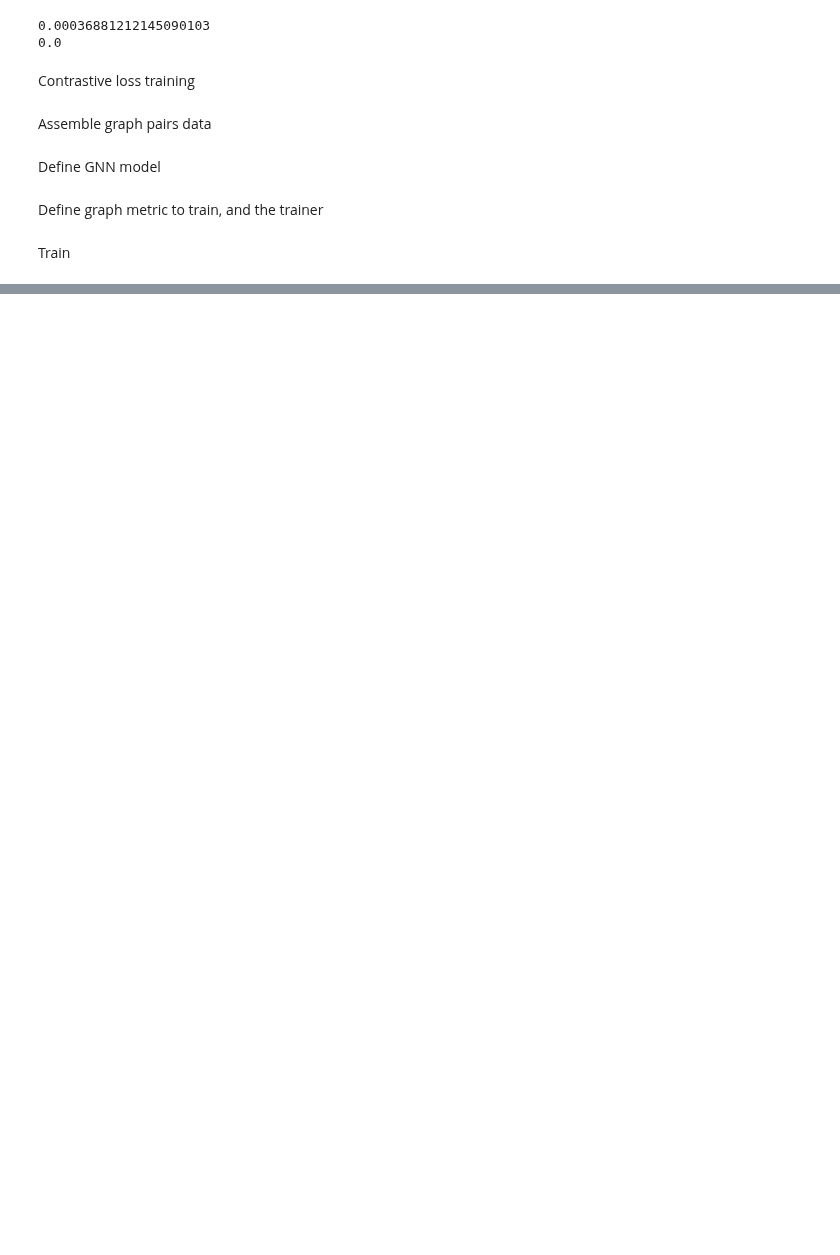
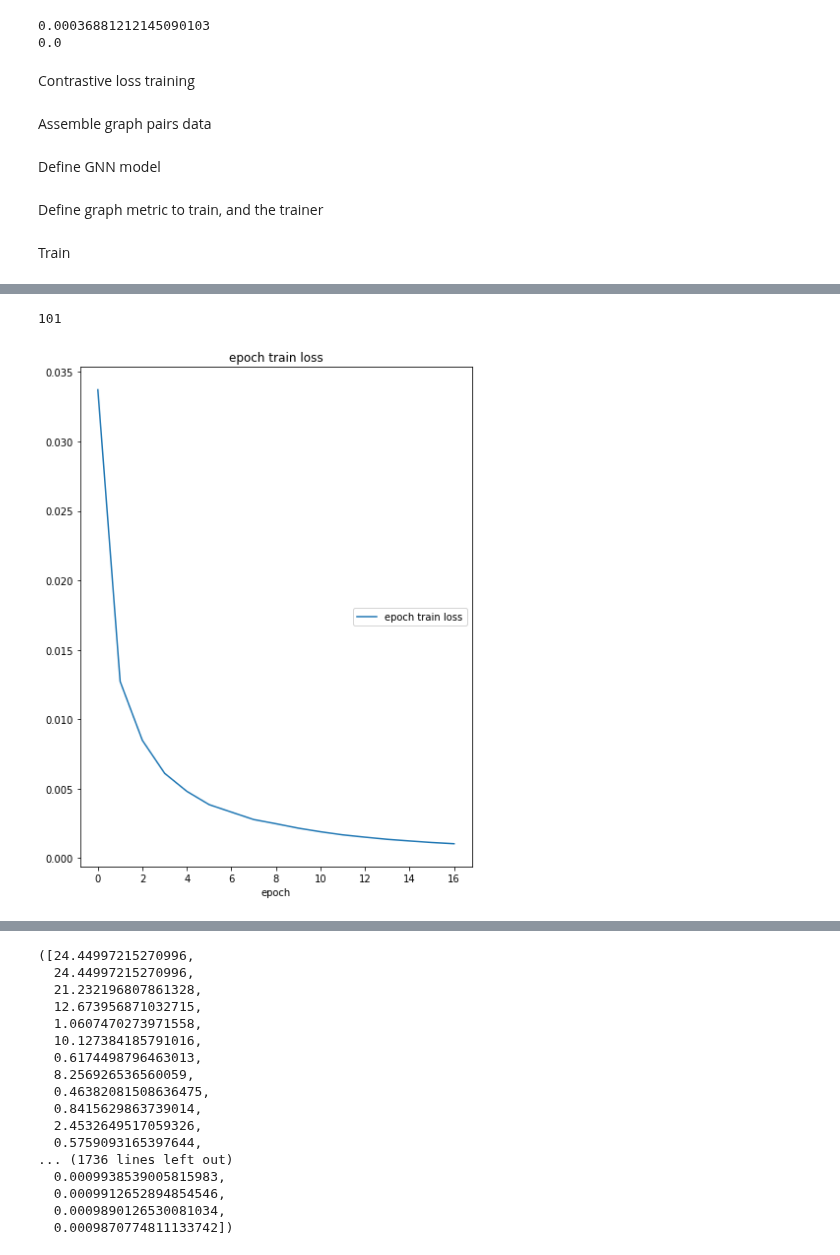
Before and after one commit to vistalab-technion/GraphMatching, a Jupyter notebook: notebooks/gnn_based_classifier.ipynb, the cells around one changed output, grey strips where cells are left out. Cells and saved outputs as stored; diff of their text form; code cells hidden in the pictures; blank space fills up the shorter version.

```diff
--- a/notebooks/gnn_based_classifier.ipynb
+++ b/notebooks/gnn_based_classifier.ipynb
@@ -336,0 +387,14 @@ print(get_min_non_diagonal_entry(cos_dists))
+# %%
+len(train_samples_list)
+# %% [output]
+101
+# %%
+val_samples_list = train_samples_list
+model = GraphCNN(num_layers=5, num_mlp_layers = 2, input_dim=input_dim, hidden_dim=64, output_dim=num_classes, final_dropout=0.5, learn_eps=False, graph_pooling_type="sum", neighbor_pooling_type="sum", device=device).to(device)
+solver_params["batch_size"] = len(train_samples_list)
+
+trainer, graph_metric_nn = init_embedding_net_and_trainer(model)
+
+trainer.train(train_samples_list, val_samples_list)
+# %% [output]
+[figure, added]
@@ -336,0 +403,17 @@ print(get_min_non_diagonal_entry(cos_dists))
+([24.44997215270996,
+  24.44997215270996,
+  21.232196807861328,
+  12.673956871032715,
+  1.0607470273971558,
+  10.127384185791016,
+  0.6174498796463013,
+  8.256926536560059,
+  0.46382081508636475,
+  0.8415629863739014,
+  2.4532649517059326,
+  0.5759093165397644,
+... (1736 lines left out)
+  0.0009938539005815983,
+  0.0009912652894854546,
+  0.0009890126530081034,
+  0.0009870774811133742])
```
Also changed, not shown: parts of 19 cells of this notebook, 1 other file.
